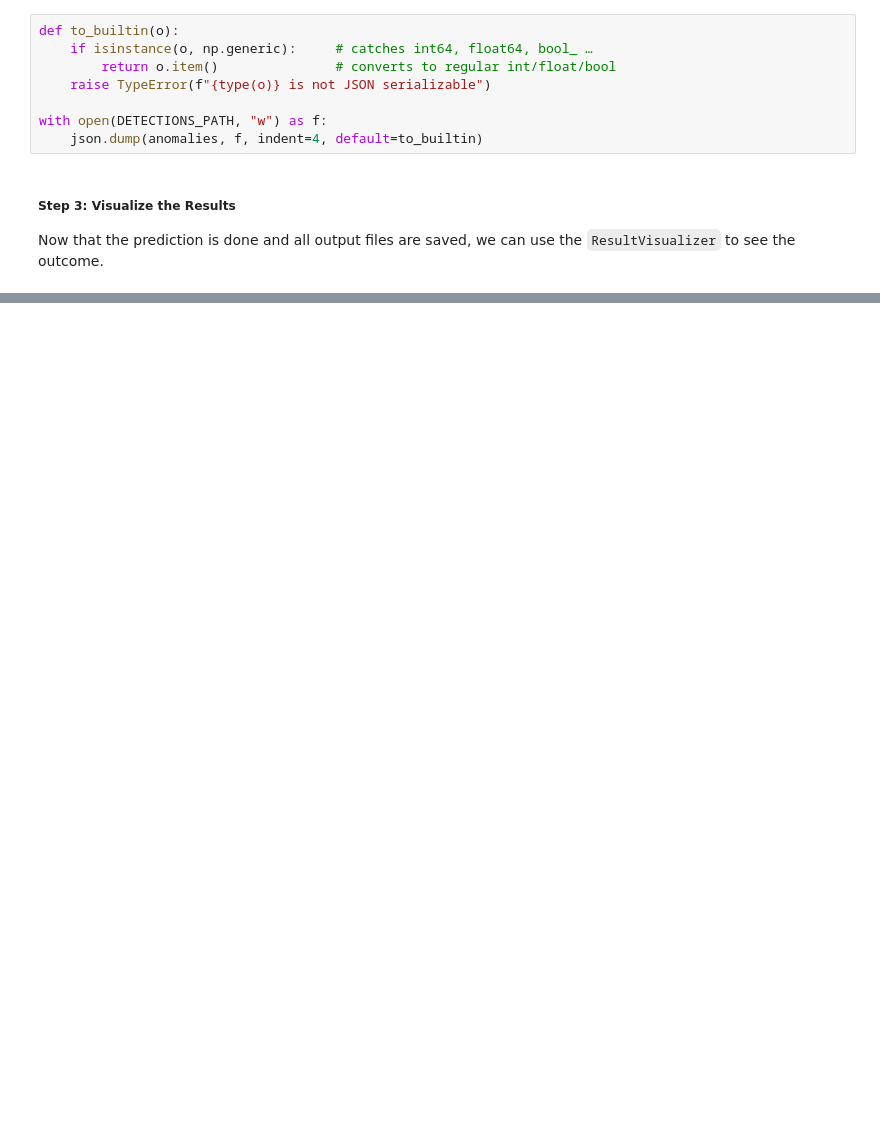
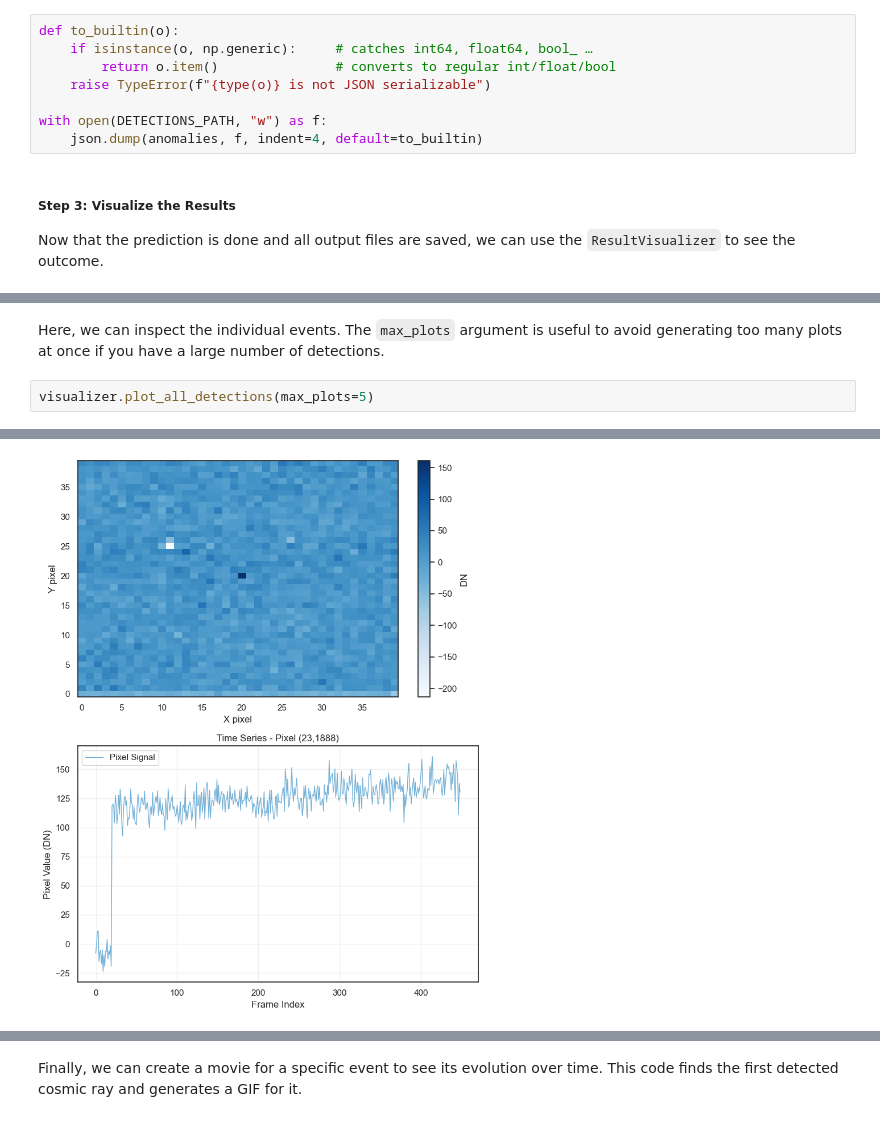
Before and after one commit to bellalongo/ohana, a Jupyter notebook: docs/tutorial.ipynb, the cells around one changed output, grey strips where cells are left out. Cells and saved outputs as stored; diff of their text form; blank space fills up the shorter version.

```diff
--- a/docs/tutorial.ipynb
+++ b/docs/tutorial.ipynb
@@ -141,0 +146,5 @@ Generating visualization...
+# %% [markdown]
+Here, we can inspect the individual events. The `max_plots` argument is useful to avoid generating too many plots at once if you have a large number of detections.
+# %%
+visualizer.plot_all_detections(max_plots=5)
+# %% [output]
@@ -141,0 +154 @@ Generating visualization...
+[figure, added]
@@ -141,0 +163,2 @@ Generating visualization...
+# %% [markdown]
+Finally, we can create a movie for a specific event to see its evolution over time. This code finds the first detected cosmic ray and generates a GIF for it.
```
Also changed, not shown: parts of 7 cells of this notebook, 10 other files.
